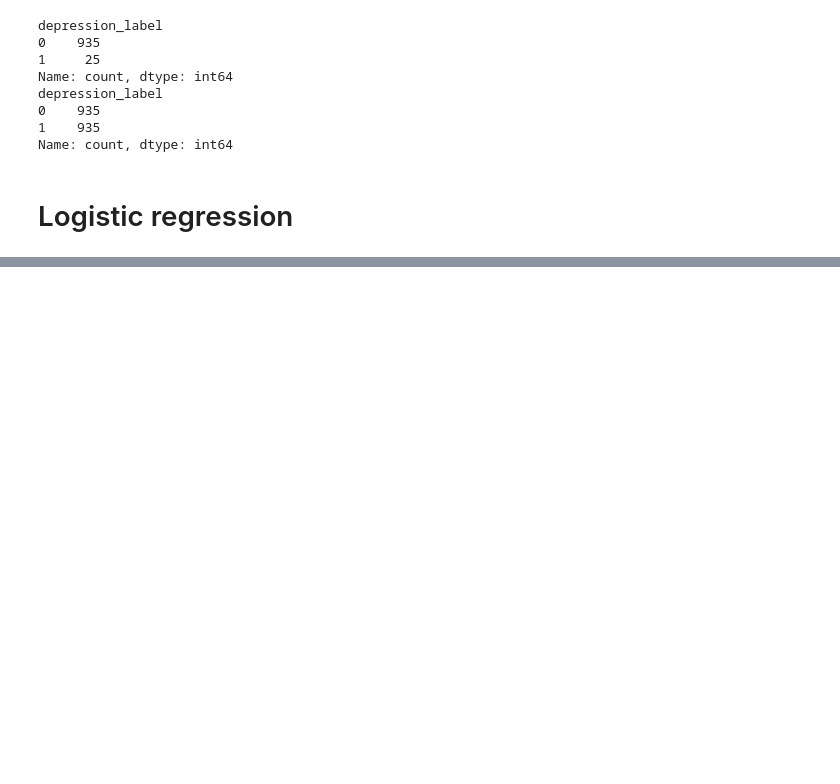
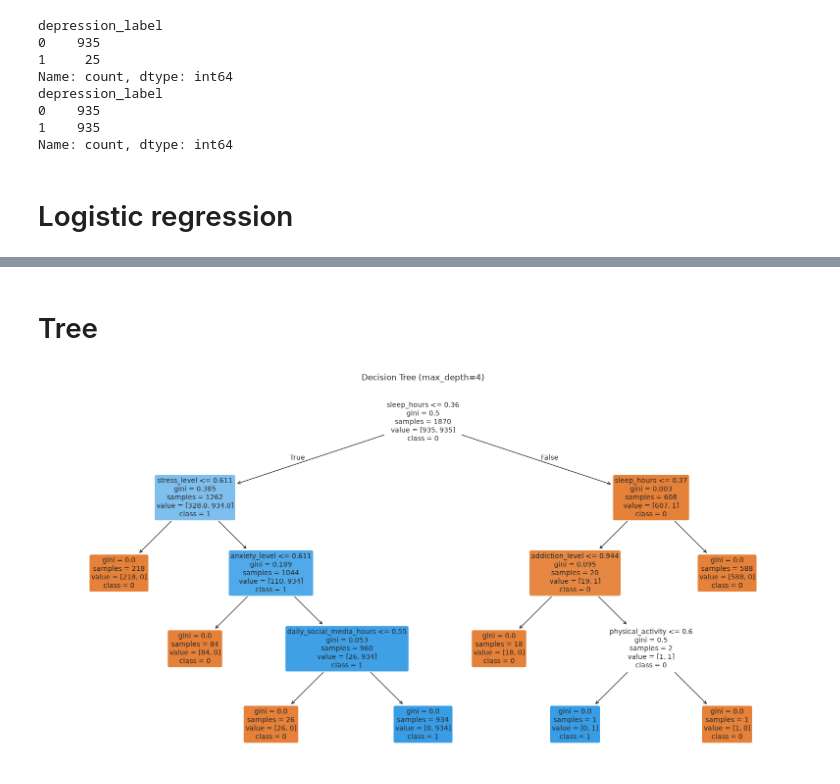
Before and after one commit to ILoveBacteria/data-mining-homeworks, a Jupyter notebook: homework3/notebook.ipynb, the cells around one changed output, grey strips where cells are left out. Cells and saved outputs as stored; diff of their text form; code cells hidden in the pictures; blank space fills up the shorter version.

```diff
--- a/homework3/notebook.ipynb
+++ b/homework3/notebook.ipynb
@@ -465,0 +624,27 @@ weighted avg       0.98      0.96      0.97       240
+# %% [markdown]
+# Tree
+# %%
+from sklearn.tree import DecisionTreeClassifier, plot_tree
+
+model_tree = DecisionTreeClassifier(
+    max_depth=4,
+    random_state=42
+)
+
+model_tree.fit(X_train_balanced, y_train_balanced)
+
+y_pred = model_tree.predict(X_test)
+
+plt.figure(figsize=(20, 10))
+plot_tree(
+    model_tree,
+    feature_names=X.columns,
+    class_names=["0", "1"],
+    filled=True,
+    rounded=True,
+    fontsize=10
+)
+plt.title("Decision Tree (max_depth=4)")
+plt.show()
+# %% [output]
+[figure, added]
```
Also changed, not shown: parts of 26 cells of this notebook.
